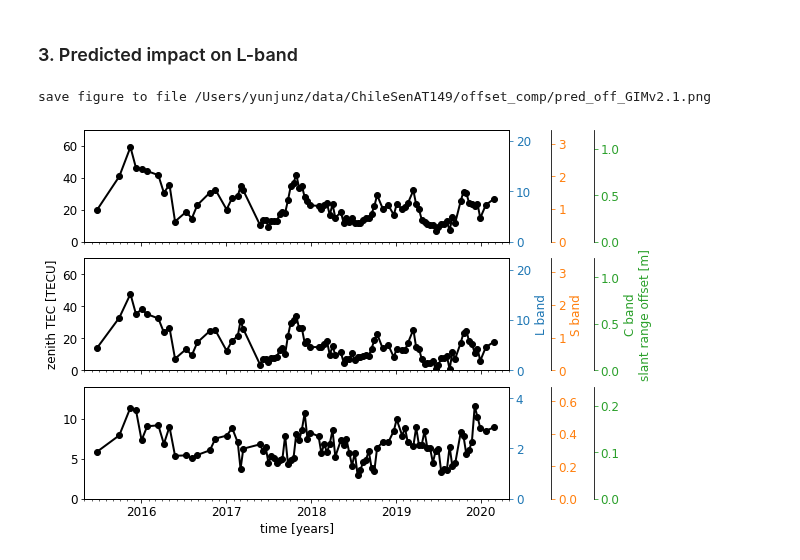
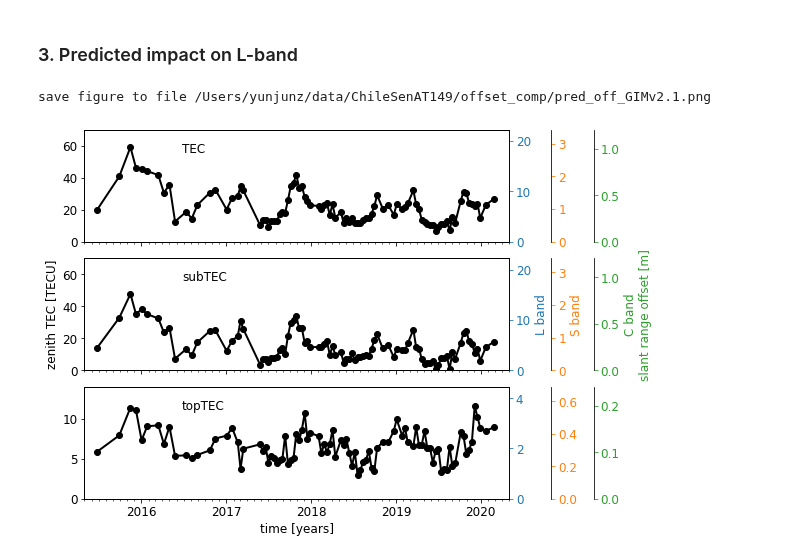
Before and after one commit to yunjunz/2022-Geolocation, a Jupyter notebook: atmos.ipynb, the cells around one changed output. Saved outputs shown, nothing was run; the diff lists cells and outputs as text; code cells hidden in the pictures.

```diff
--- a/atmos.ipynb
+++ b/atmos.ipynb
@@ -14,7 +14,7 @@ import pickle
 import datetime as dt
 import numpy as np
 from scipy import stats
-from matplotlib import pyplot as plt
+from matplotlib import pyplot as plt, legend_handler
 plt.rcParams.update({'font.size': 12})
 from mintpy.utils import plot as pp
 
@@ -24,6 +24,7 @@ os.chdir(work_dir)
 print('Go to directory', work_dir)
 
 # config
+y, x = 62, 115          # center of box (85, 25, 145, 70) in (x0, y0, x1, y1)
 iono_version = 2.1      # 1.0 / 2.0 / 2.1
 tropo_opt = 'vHgtMed'   # cHgtCen / vHgtMed. vHgtMed is preferred due to its better match with the residual in terms of magnitude
 save = True
@@ -69,6 +70,25 @@ def get_common_index(dict1, dict2):
         print('WARNING: SAR dict does not have all dates in ATMOS dict!')
 
     return flag1, flag2
+
+def plot_dot_figure(x, y, xname, yname, vlim, save, out_fig):
+    fig, ax = plt.subplots(nrows=1, ncols=1, figsize=[3, 3])
+    ax.plot(x, y, 'k.')
+    ax.plot(vlim, vlim, 'k--')
+
+    # axis format
+    ax.set_xlim(vlim)
+    ax.set_ylim(vlim)
+    ax.set_xlabel('$offset_{{{n}}}$ [m]'.format(n=xname))
+    ax.set_ylabel('$offset_{{{n}}}$ [m]'.format(n=yname))
+    ax.set_aspect('equal', 'box')
+    fig.tight_layout()
+
+    # output
+    print('save figure to file', out_fig)
+    if save:
+        plt.savefig(out_fig, bbox_inches='tight', transparent=True, dpi=300)
+    return
 # %% [output]
 read SAR data from pickle file: /Users/yunjunz/data/ChileSenAT149/offset_comp/sar.pickle
 read GIM data from pickle file: /Users/yunjunz/data/ChileSenAT149/offset_comp/gim_tec_v2.1.pickle
@@ -265,6 +275,8 @@ for i in range(len(bands)):
         ax.set_ylim(0, 70)
     else:
         ax.set_ylim(0, 14)
+
+    ax.annotate(tec_type, xy=(0.23, 0.8), xycoords='axes fraction')
 
     # TEC ytick
     colors = ['C0', 'C1', 'C2']
@@ -275,35 +287,33 @@ for i in range(len(bands)):
         c = colors[j]
         label = '{} band'.format(band.split('band')[0])
         if j == 2:
             label += '\nslant range offset [m]'
 
         ax2 = ax.twinx()
         ax2.spines['right'].set_position(('axes', pos))
         ax2.tick_params(which='both', axis='y', colors=c)
 
         ratio = ((np.max(gim[key_off]) - np.min(gim[key_off])) /
                  (np.max(gim[tec_type]) - np.min(gim[tec_type])))
         ax2.set_ylim(ymin=ax.get_ylim()[0] * ratio,
                      ymax=ax.get_ylim()[1] * ratio)
 
         if i == 1:
             ax2.set_ylabel(label, color=c)
 
-#axs[0].set_ylabel('\nTEC')
-axs[1].set_ylabel('zenith TEC [TECU]')
-#axs[2].set_ylabel('\ntopTEC')
-pp.auto_adjust_xaxis_date(axs[-1], sar['time'], every_year=1, buffer_year=None)
+pp.auto_adjust_xaxis_date(axs[-1], gim['time'], every_year=1, buffer_year=None)
 axs[-1].set_xlim(dt.datetime(2015, 5, 1), dt.datetime(2020, 5, 1))
 axs[-1].set_xlabel('time [years]')
+axs[1].set_ylabel('zenith TEC [TECU]')
 fig.tight_layout()
 fig.subplots_adjust(hspace=0.15)
 
 # output
 out_fig = os.path.join(work_dir, 'pred_off_GIMv{}.png'.format(iono_version))
 print('save figure to file', out_fig)
 if save:
     plt.savefig(out_fig, bbox_inches='tight', transparent=True, dpi=300)
 plt.show()
 # %% [output]
 save figure to file /Users/yunjunz/data/ChileSenAT149/offset_comp/pred_off_GIMv2.1.png
-[figure, old version]
+[figure, new version]
```
Also changed, not shown: parts of 2 cells of this notebook, 3 other files.
